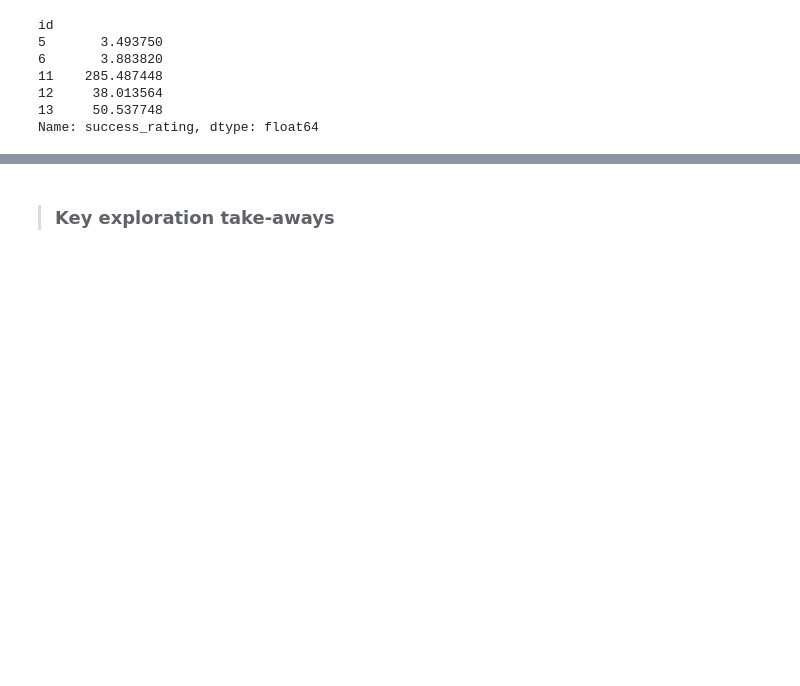
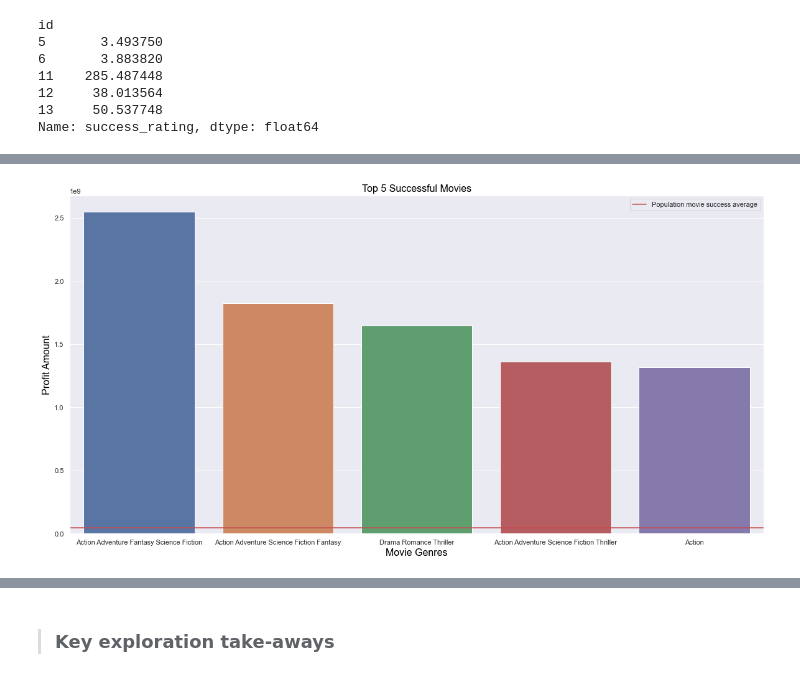
Before and after one commit to Movie-Success-Capstone/Movie-Capstone, a Jupyter notebook: stephen_explore.ipynb, the cells around one changed output, grey strips where cells are left out. Cells and saved outputs as stored; diff of their text form; code cells hidden in the pictures; blank space fills up the shorter version.

```diff
--- a/stephen_explore.ipynb
+++ b/stephen_explore.ipynb
@@ -270,0 +297,3 @@ Index(['budget', 'genres', 'id', 'imdb_id', 'overview', 'popularity',
+# %%
+top_5_most_profitable = df.nlargest(n = 5, columns = ['profit_amount'])
+top_5_most_profitable
@@ -270,0 +308,11 @@ Index(['budget', 'genres', 'id', 'imdb_id', 'overview', 'popularity',
+# %%
+plt.title('Top 5 Successful Movies', c = 'black', size = 16)
+sns.barplot(x = 'genres',  y = 'profit_amount', data = top_5_most_profitable)
+overall_movie_profit_mean = df.profit_amount.mean()
+plt.axhline(overall_movie_profit_mean, label="Population movie success average", color = 'r')
+plt.ylabel('Profit Amount', c = 'black', size = 16)
+plt.xlabel('Movie Genres', c = 'black', size = 16)
+plt.legend()
+plt.show()
+# %% [output]
+[figure, added]
```
Also changed, not shown: parts of 21 cells of this notebook.
